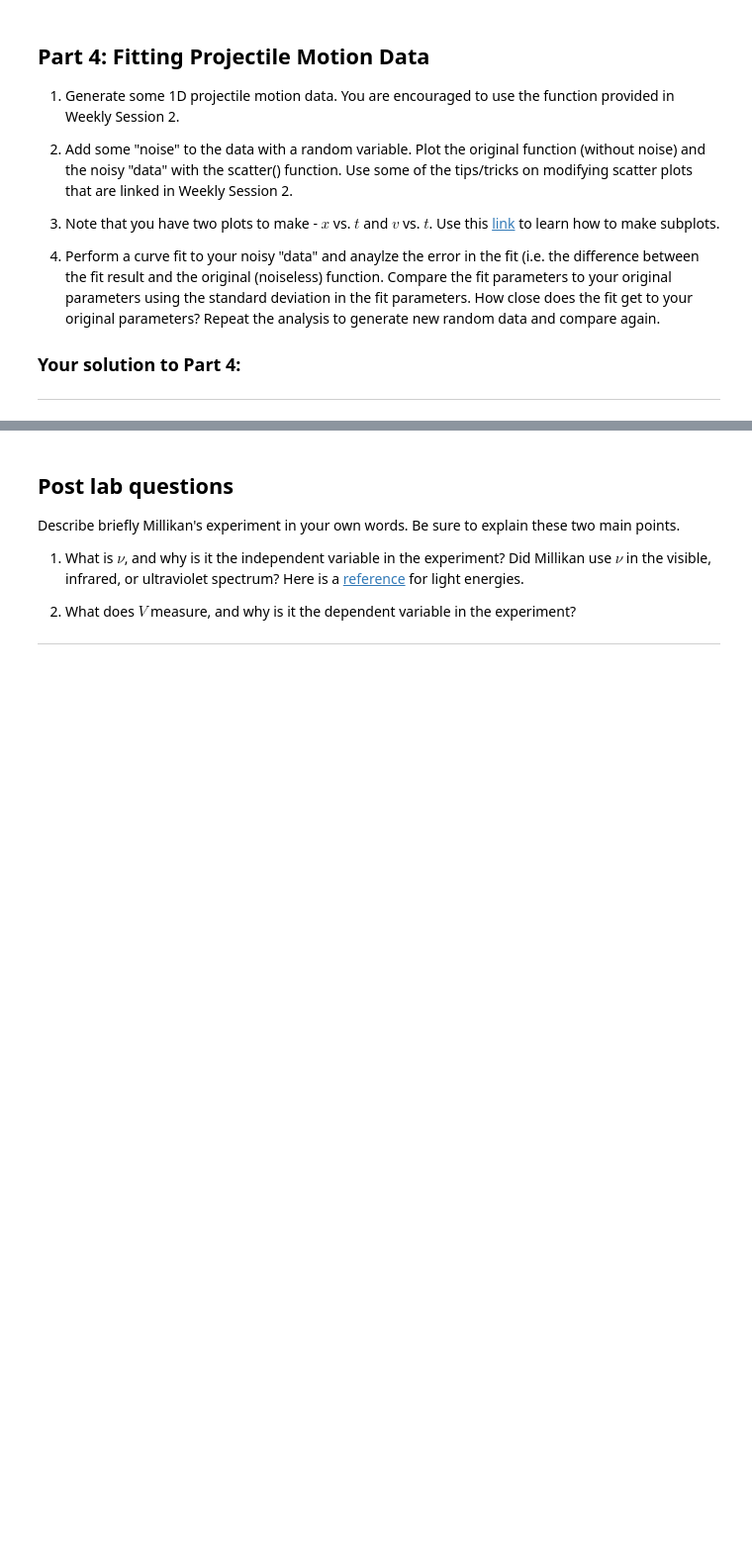
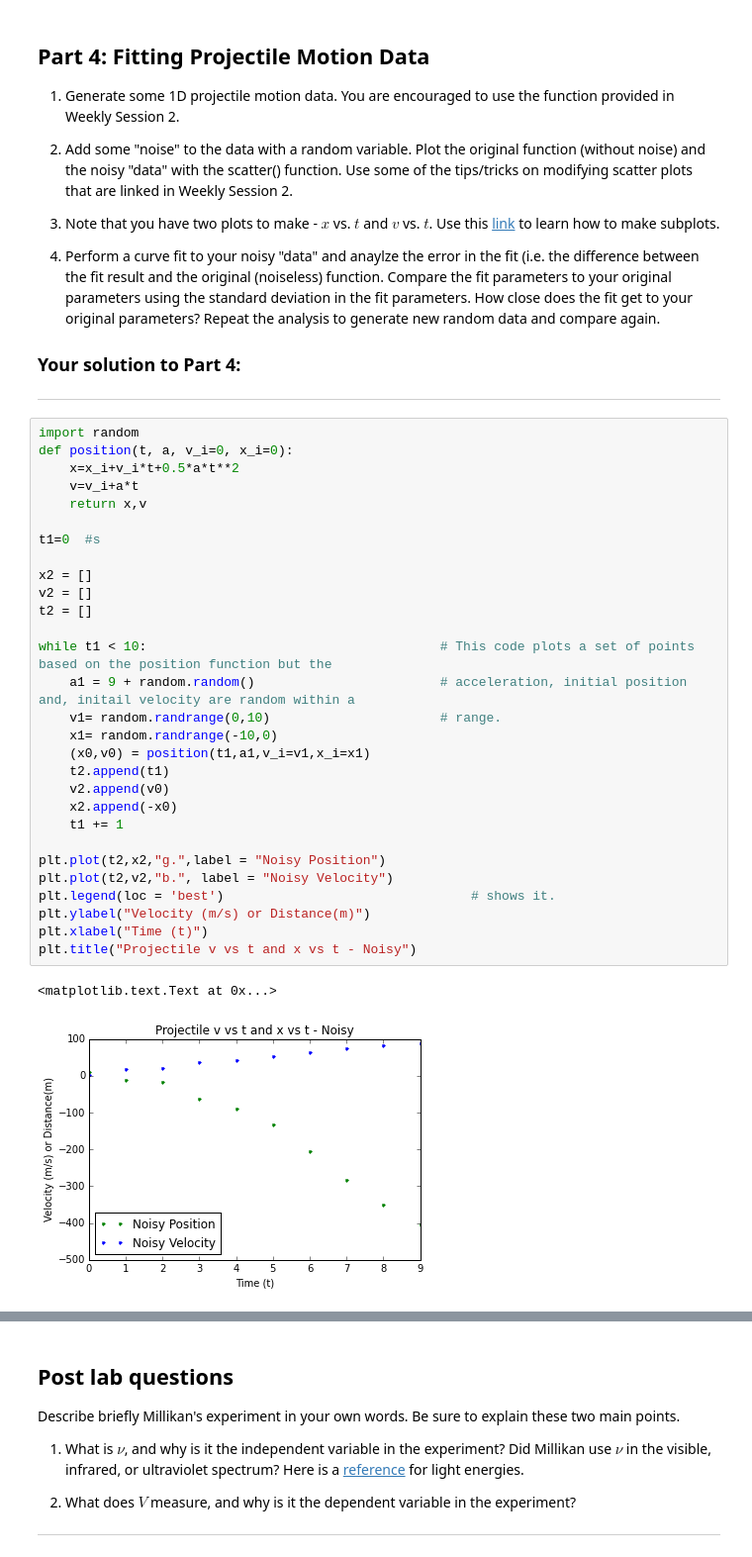
Before and after one commit to willmon16/Labs, a Jupyter notebook: Lab2/Lab2 - Curve Fitting.ipynb, the cells around one changed output, grey strips where cells are left out. Shown at 99% size. Saved outputs shown, nothing was run; the diff lists cells and outputs as text; blank space fills up the shorter version.

Commit message:
Turning in Vesion-1
I have everything done except the fit for the position of projectile
motion. I will need assistance to complete for version2

```diff
--- a/Lab2/Lab2 - Curve Fitting.ipynb
+++ b/Lab2/Lab2 - Curve Fitting.ipynb
@@ -209,3 +209,35 @@ plt.title("Photoelectric Effect - Linear Regression")
 
 ### Your solution to Part 4:
 -----------------------------------------------------------------------------------------------
+# %%
+import random
+def position(t, a, v_i=0, x_i=0):
+    x=x_i+v_i*t+0.5*a*t**2
+    v=v_i+a*t
+    return x,v
+
+t1=0  #s
+
+x2 = []
+v2 = []
+t2 = []
+
+while t1 < 10:                                      # This code plots a set of points based on the position function but the
+    a1 = 9 + random.random()                        # acceleration, initial position and, initail velocity are random within a
+    v1= random.randrange(0,10)                      # range.
+    x1= random.randrange(-10,0)
+    (x0,v0) = position(t1,a1,v_i=v1,x_i=x1)
+    t2.append(t1)
+    v2.append(v0)
+    x2.append(-x0)
+    t1 += 1
+
+plt.plot(t2,x2,"g.",label = "Noisy Position")
+plt.plot(t2,v2,"b.", label = "Noisy Velocity")
+plt.legend(loc = 'best')                                # shows it.
+plt.ylabel("Velocity (m/s) or Distance(m)")
+plt.xlabel("Time (t)")
+plt.title("Projectile v vs t and x vs t - Noisy")
+# %% [output]
+<matplotlib.text.Text at 0x...>
+[figure, added]
```
Also changed, not shown: parts of 5 cells of this notebook.
